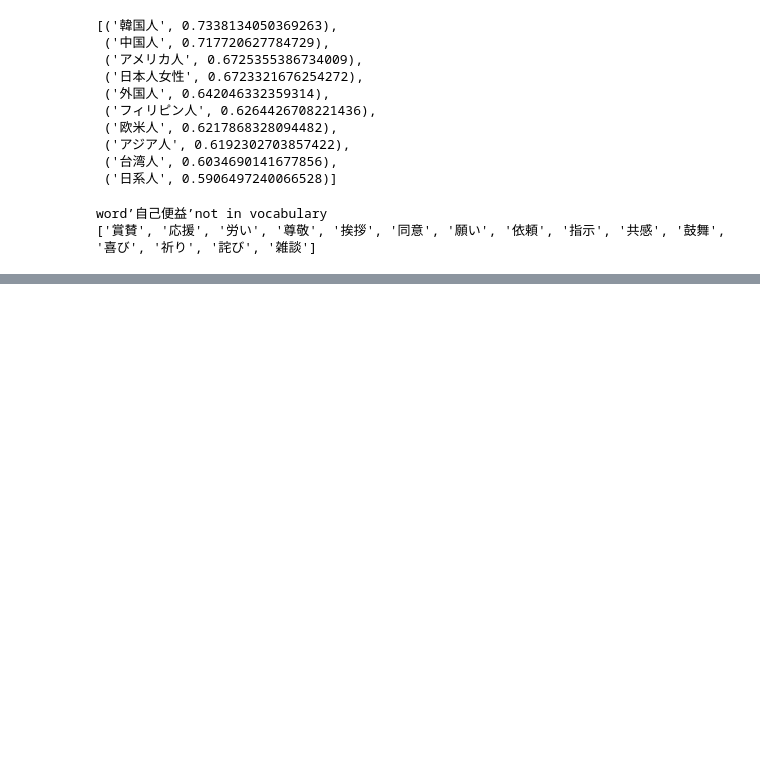
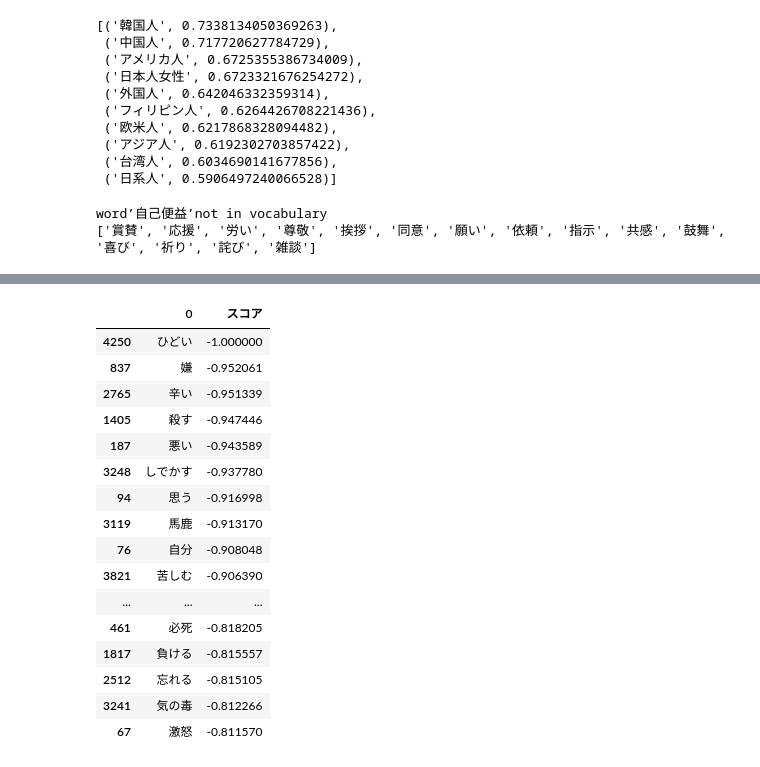
Before and after one commit to Sotabc123/NLP_practice, a Jupyter notebook: text_analys.ipynb, the cells around one changed output, grey strips where cells are left out. Saved outputs shown, nothing was run; the diff lists cells and outputs as text; code cells hidden in the pictures; blank space fills up the shorter version.

```diff
--- a/text_analys.ipynb
+++ b/text_analys.ipynb
@@ -192,0 +302,2 @@ data
+# %%
+nega = word.sort_values('スコア').head(50)
@@ -192,0 +326,20 @@ data
+# %%
+nega
+# %% [output]
+|  | 0 | スコア |
+| 4250 | ひどい | -1.000000 |
+| 837 | 嫌 | -0.952061 |
+| 2765 | 辛い | -0.951339 |
+| 1405 | 殺す | -0.947446 |
+| 187 | 悪い | -0.943589 |
+| 3248 | しでかす | -0.937780 |
+| 94 | 思う | -0.916998 |
+| 3119 | 馬鹿 | -0.913170 |
+| 76 | 自分 | -0.908048 |
+| 3821 | 苦しむ | -0.906390 |
+| ... | ... | ... |
+| 461 | 必死 | -0.818205 |
+| 1817 | 負ける | -0.815557 |
+| 2512 | 忘れる | -0.815105 |
+| 3241 | 気の毒 | -0.812266 |
+| 67 | 激怒 | -0.811570 |
```
Also changed, not shown: parts of 31 cells of this notebook.
